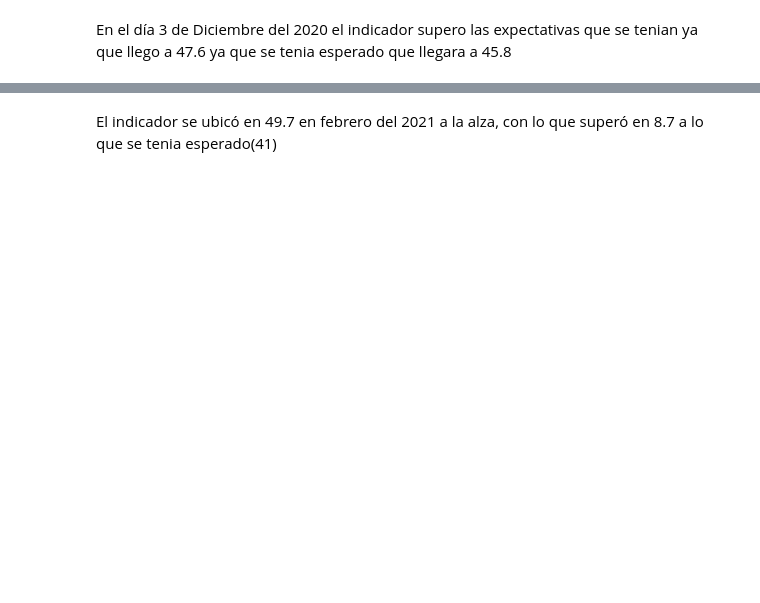
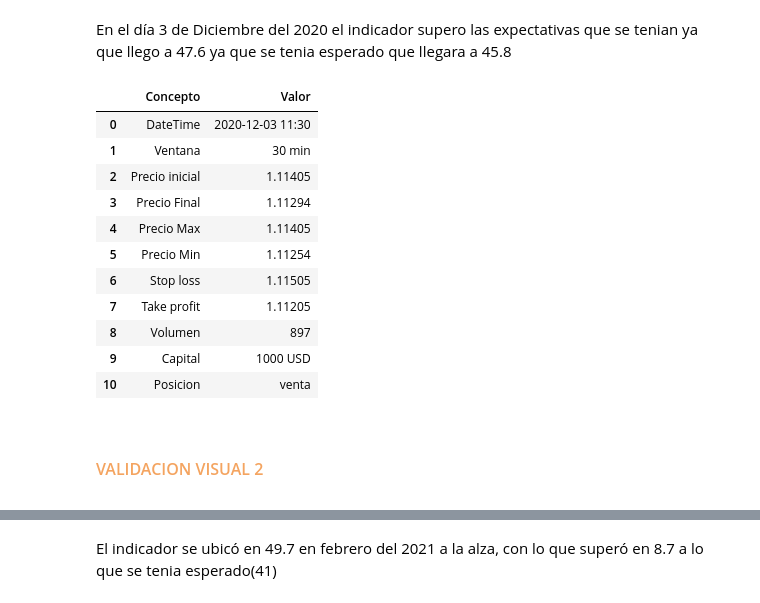
Before and after one commit to Sofiagarciaif/MyST_Proyecto_Final, a Jupyter notebook: notebook.ipynb, the cells around one changed output, grey strips where cells are left out. Drawn from its saved outputs; the diff is of its cells as text; code cells hidden in the pictures; blank space fills up the shorter version.

```diff
--- a/notebook.ipynb
+++ b/notebook.ipynb
@@ -114,6 +144,29 @@ PMI_EJ1
 <img src="files/3 de diciembre de 2020.PNG" style="width:600px;">
 # %% [markdown]
 En el día 3 de Diciembre del 2020 el indicador supero las expectativas que se tenian ya que llego a 47.6 ya que se tenia esperado que llegara a 45.8
+# %%
+fecha, tipo = "2020-12-03 11:30", 'venta'
+inicial,final = 1.11405, 1.11294
+maxi, mini = 1.11405,1.11254
+profit, loss = 20, 10
+volumen = 200
+
+fn.operacion(p_inicial=inicial, p_final=final, p_max=maxi,p_min=mini, tipo=tipo, t_profit=profit, s_loss=loss, fecha_hora=fecha)
+# %% [output]
+|  | Concepto | Valor |
+| 0 | DateTime | 2020-12-03 11:30 |
+| 1 | Ventana | 30 min |
+| 2 | Precio inicial | 1.11405 |
+| 3 | Precio Final | 1.11294 |
+| 4 | Precio Max | 1.11405 |
+| 5 | Precio Min | 1.11254 |
+| 6 | Stop loss | 1.11505 |
+| 7 | Take profit | 1.11205 |
+| 8 | Volumen | 897 |
+| 9 | Capital | 1000 USD |
+| 10 | Posicion | venta |
+# %% [markdown]
+# <font color= sandybrown> <font size = 3 > VALIDACION VISUAL 2</font>
 # %%
 FechaPMI=PMI['Actual']== 49.7
 PMI_EJ2 = PMI[FechaPMI]
```
Also changed, not shown: parts of 23 cells of this notebook, 2 other files.
